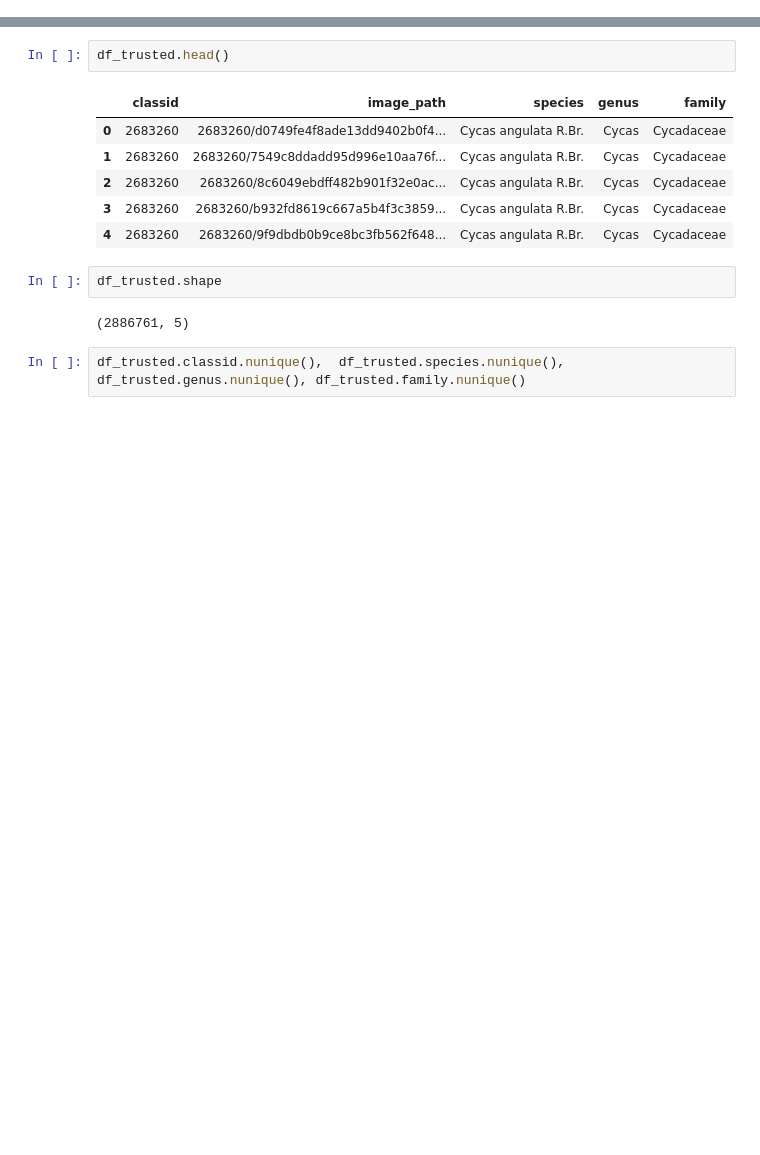
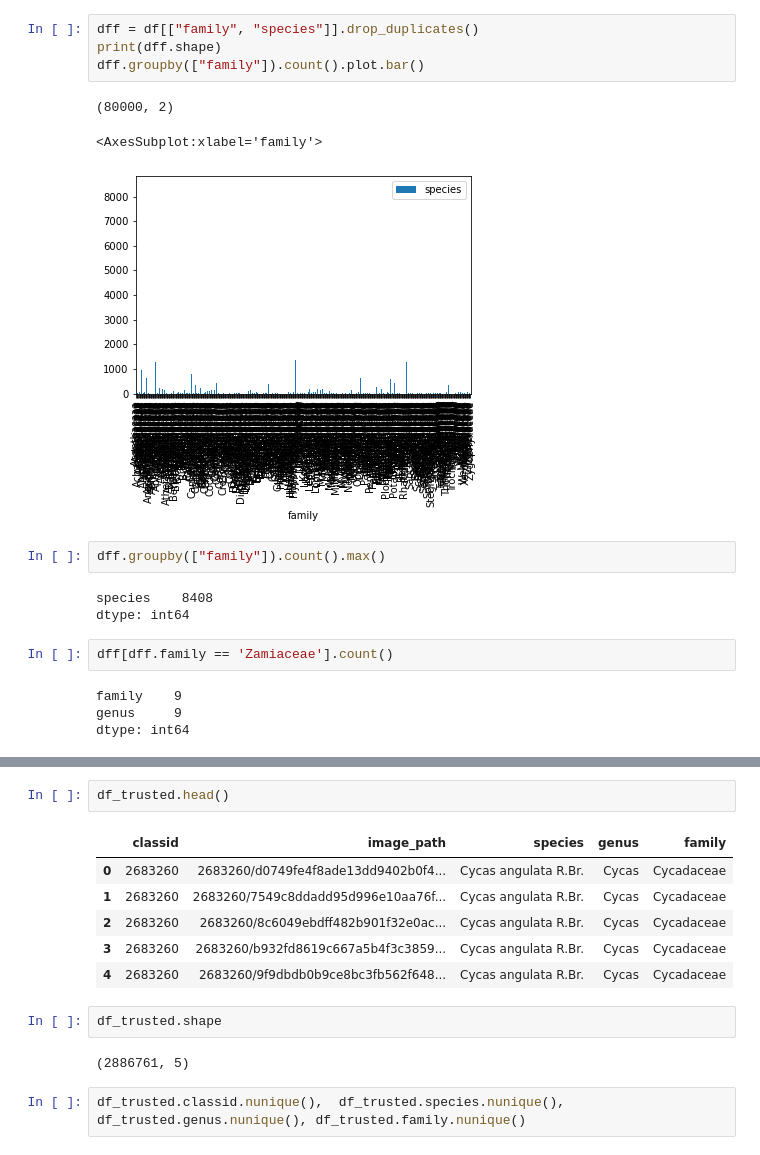
Before and after one commit to maeotaku/biomachina_hierarchical_softmax, a Jupyter notebook: supr_training.ipynb, the cells around one changed output, grey strips where cells are left out. Cells and saved outputs as stored; diff of their text form; blank space fills up the shorter version.

```diff
--- a/supr_training.ipynb
+++ b/supr_training.ipynb
@@ -18,0 +63,19 @@ from datasets import PlantCLEF2022Supr, PlantCLEF2022_Dataset
+# %%
+dff = df[["family", "species"]].drop_duplicates()
+print(dff.shape)
+dff.groupby(["family"]).count().plot.bar()
+# %% [output]
+(80000, 2)
+<AxesSubplot:xlabel='family'>
+[figure, added]
+# %%
+dff.groupby(["family"]).count().max()
+# %% [output]
+species    8408
+dtype: int64
+# %%
+dff[dff.family == 'Zamiaceae'].count()
+# %% [output]
+family    9
+genus     9
+dtype: int64
```
Also changed, not shown: parts of 17 cells of this notebook, 9 other files.
